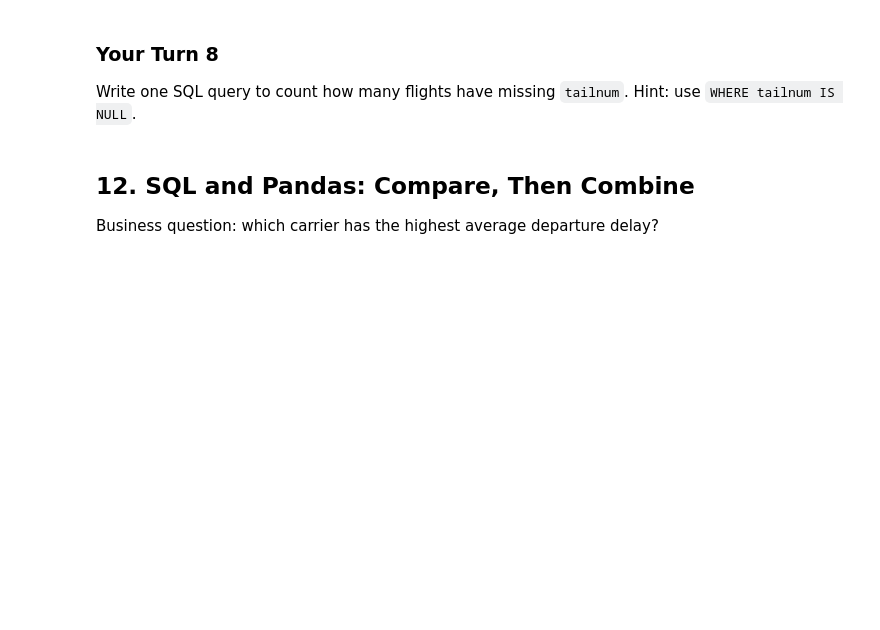
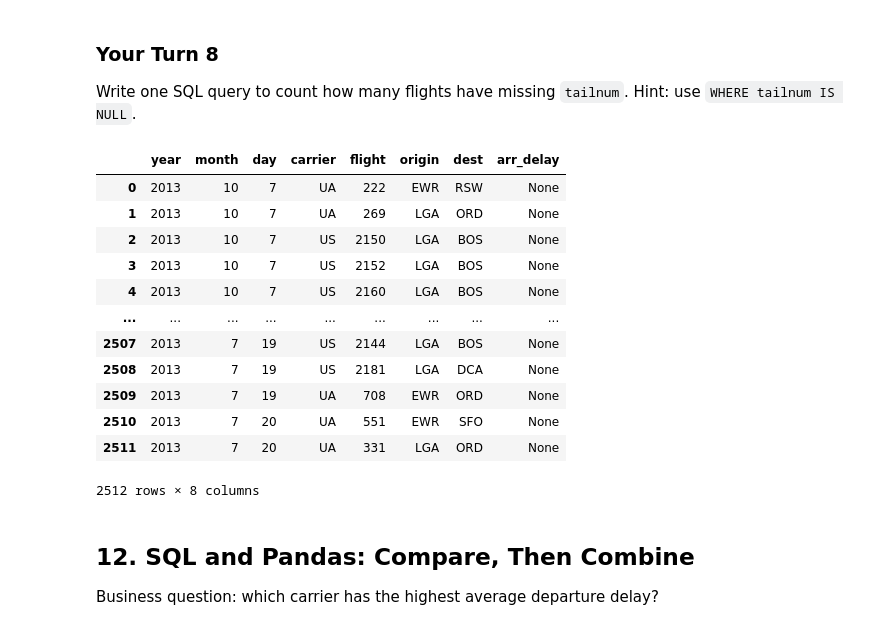
Before and after one commit to h4mmus/ban6003-week9-10-leoahmetovic, a Jupyter notebook: notebooks/module9_neon_sql_fundamentals_guided_lab.ipynb, the cells around one changed output. Drawn from its saved outputs; the diff is of its cells as text; code cells hidden in the pictures; blank space fills up the shorter version.

```diff
--- a/notebooks/module9_neon_sql_fundamentals_guided_lab.ipynb
+++ b/notebooks/module9_neon_sql_fundamentals_guided_lab.ipynb
@@ -429,10 +670,26 @@ Write one SQL query to count how many flights have missing `tailnum`. Hint: use
 # %%
 # Your Turn 8
 query = """
-
+SELECT year, month, day, carrier, flight, origin, dest, arr_delay
+FROM flights
+WHERE tailnum IS NULL
 """
 
 run_query(query, engine)
+# %% [output]
+|  | year | month | day | carrier | flight | origin | dest | arr_delay |
+| 0 | 2013 | 10 | 7 | UA | 222 | EWR | RSW | None |
+| 1 | 2013 | 10 | 7 | UA | 269 | LGA | ORD | None |
+| 2 | 2013 | 10 | 7 | US | 2150 | LGA | BOS | None |
+| 3 | 2013 | 10 | 7 | US | 2152 | LGA | BOS | None |
+| 4 | 2013 | 10 | 7 | US | 2160 | LGA | BOS | None |
+| ... | ... | ... | ... | ... | ... | ... | ... | ... |
+| 2507 | 2013 | 7 | 19 | US | 2144 | LGA | BOS | None |
+| 2508 | 2013 | 7 | 19 | US | 2181 | LGA | DCA | None |
+| 2509 | 2013 | 7 | 19 | UA | 708 | EWR | ORD | None |
+| 2510 | 2013 | 7 | 20 | UA | 551 | EWR | SFO | None |
+| 2511 | 2013 | 7 | 20 | UA | 331 | LGA | ORD | None |
+2512 rows × 8 columns
 # %% [markdown]
 ## 12. SQL and Pandas: Compare, Then Combine
 
```
Also changed, not shown: parts of 36 cells of this notebook, 2 other files.
